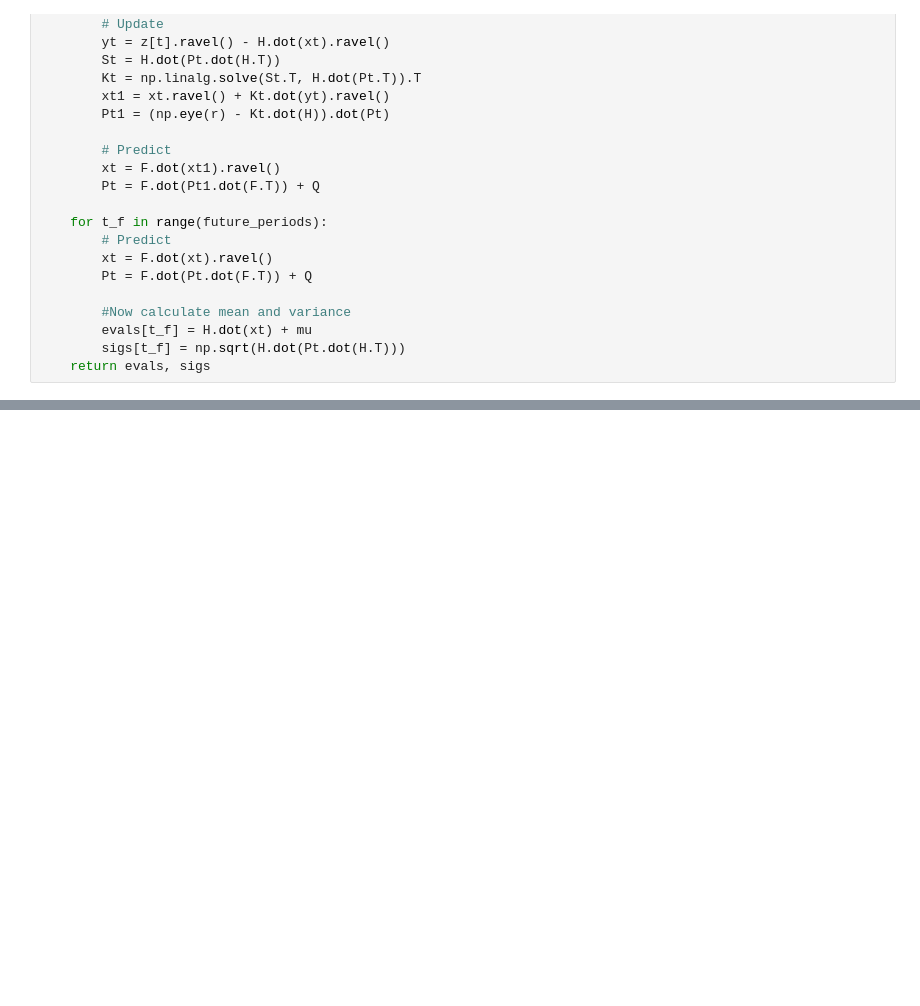
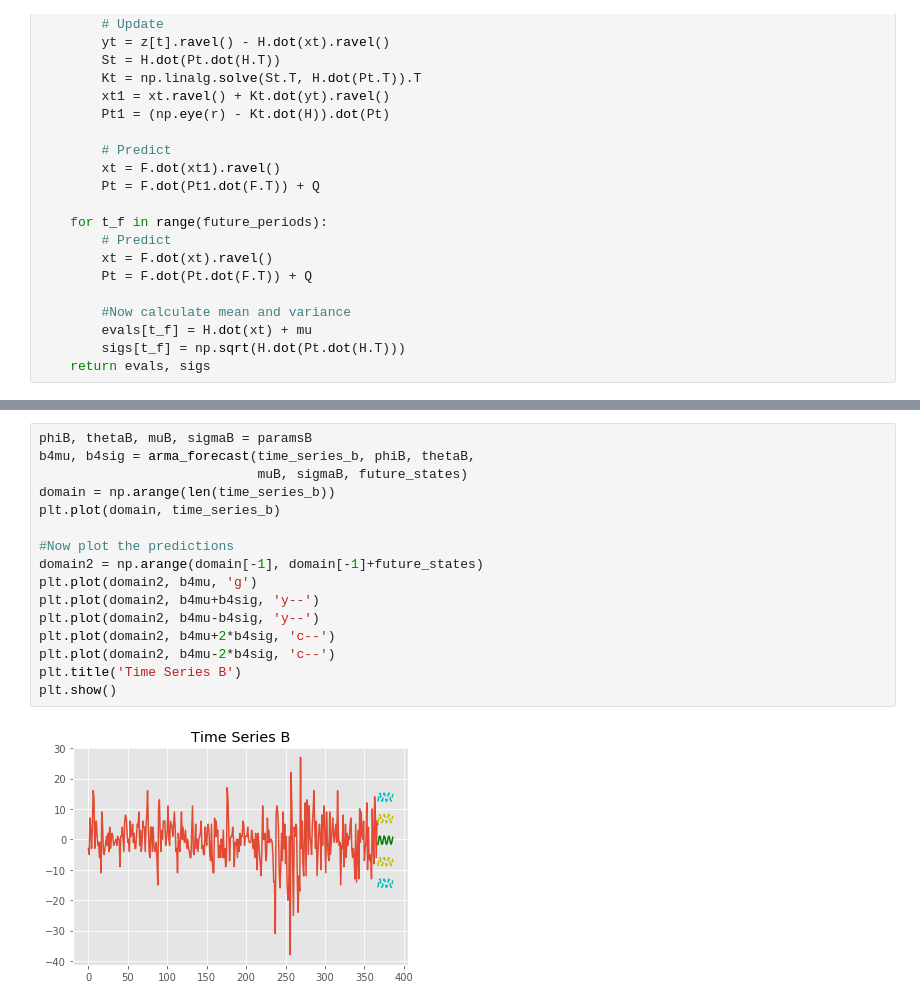
Before and after one commit to mattschaelling/acme_vol3, a Jupyter notebook: ARMA/arma.ipynb, the cells around one changed output, grey strips where cells are left out. Drawn from its saved outputs; the diff is of its cells as text; blank space fills up the shorter version.

```diff
--- a/ARMA/arma.ipynb
+++ b/ARMA/arma.ipynb
@@ -248,0 +266,18 @@ future_states = 20
+# %%
+phiB, thetaB, muB, sigmaB = paramsB
+b4mu, b4sig = arma_forecast(time_series_b, phiB, thetaB,
+                            muB, sigmaB, future_states)
+domain = np.arange(len(time_series_b))
+plt.plot(domain, time_series_b)
+
+#Now plot the predictions
+domain2 = np.arange(domain[-1], domain[-1]+future_states)
+plt.plot(domain2, b4mu, 'g')
+plt.plot(domain2, b4mu+b4sig, 'y--')
+plt.plot(domain2, b4mu-b4sig, 'y--')
+plt.plot(domain2, b4mu+2*b4sig, 'c--')
+plt.plot(domain2, b4mu-2*b4sig, 'c--')
+plt.title('Time Series B')
+plt.show()
+# %% [output]
+[figure, added]
```
Also changed, not shown: parts of 3 cells of this notebook.
